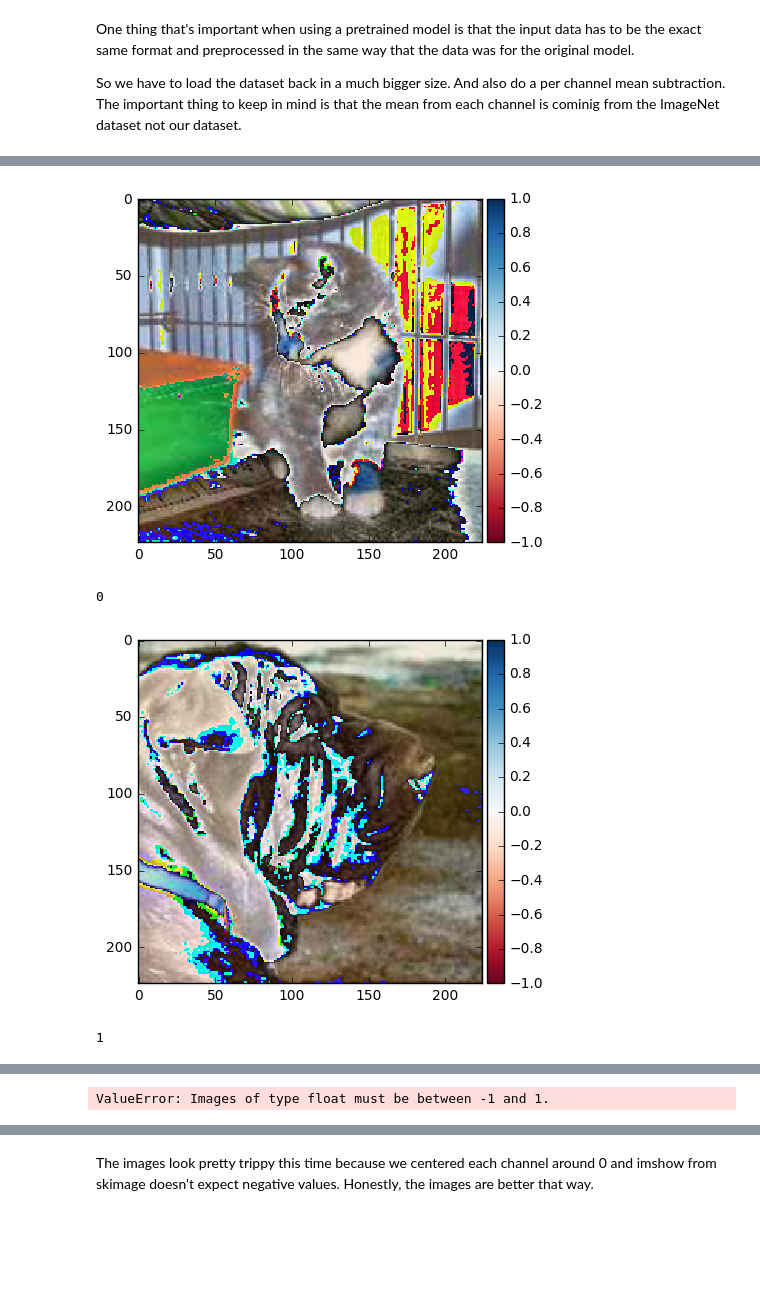
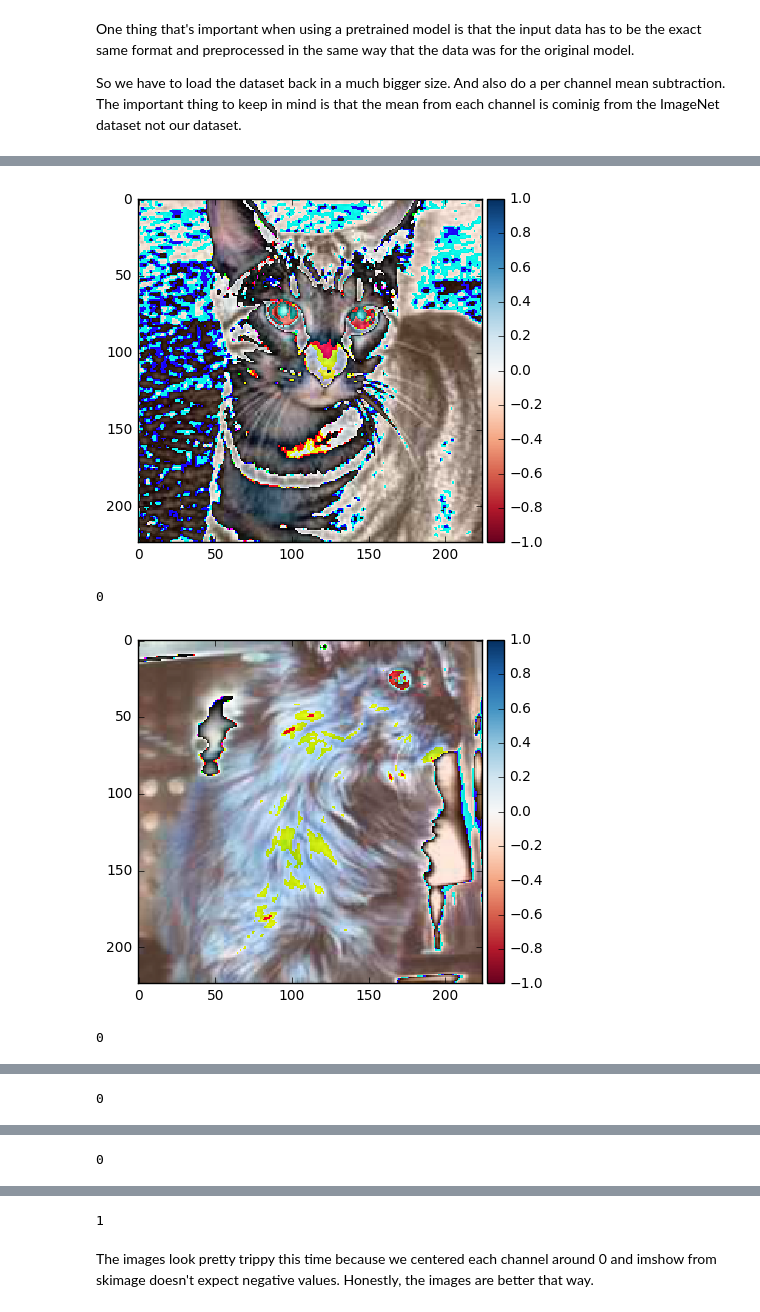
Before and after one commit to FlorianMuellerklein/dogs_vs_cats, a Jupyter notebook: Dogs vs Cats.ipynb, the cells around one changed output, grey strips where cells are left out. Drawn from its saved outputs; the diff is of its cells as text; code cells hidden in the pictures; blank space fills up the shorter version.

```diff
--- a/Dogs vs Cats.ipynb
+++ b/Dogs vs Cats.ipynb
@@ -400,18 +408,18 @@ dog.406.jpg
 # %%
 
 def plot_sample(img):
     # we have to tranpose the image back to it's original shape
     # also for some reason imshow in skimage wants images to be float between 0-1 so we divide by it's max
-    imshow(img.transpose(1,2,0) / np.amax(img))
+    imshow(img.transpose(1,2,0) / abs(max(np.amax(img), np.amin(img))))
     pyplot.show(block=True)
 
 # We'll pick 5 random images, plot them and print their labels
 for _ in range(0,5):
     j = randint(0, X_train.shape[0])
     plot_sample(X_train[j])
     print y_train[j]
 # %% [output]
-[figure, old version]
+[figure, new version]
 0
-[figure, old version]
+[figure, new version]
-1
+0
@@ -418 +427 @@ for _ in range(0,5):
-ValueError: Images of type float must be between -1 and 1.
+0
@@ -418,0 +429 @@ ValueError: Images of type float must be between -1 and 1.
+0
@@ -419,3 +431,4 @@ ValueError: Images of type float must be between -1 and 1.
+1
 # %% [markdown]
 The images look pretty trippy this time because we centered each channel around 0 and imshow from skimage doesn't expect negative values. Honestly, the images are better that way.
 # %%
```
Also changed, not shown: parts of 11 cells of this notebook.
